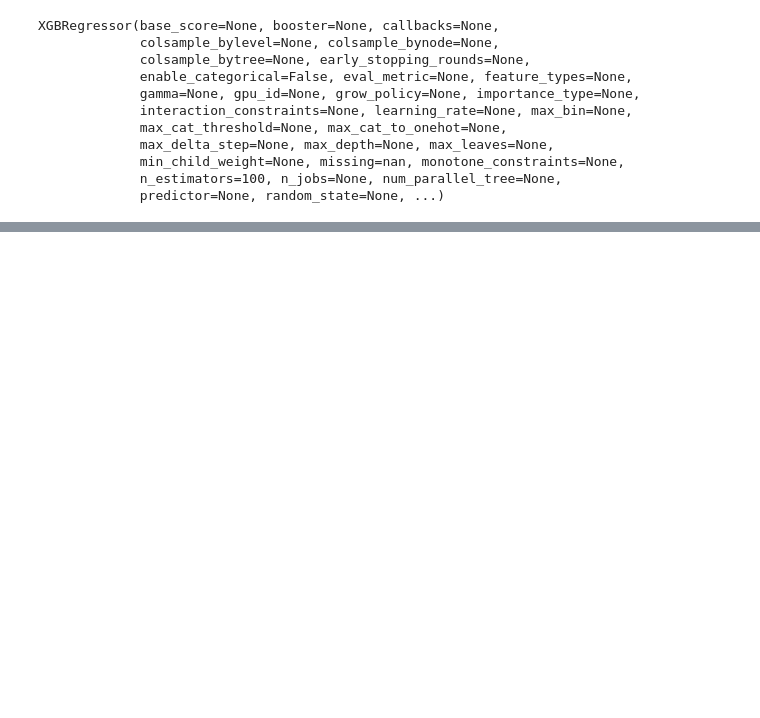
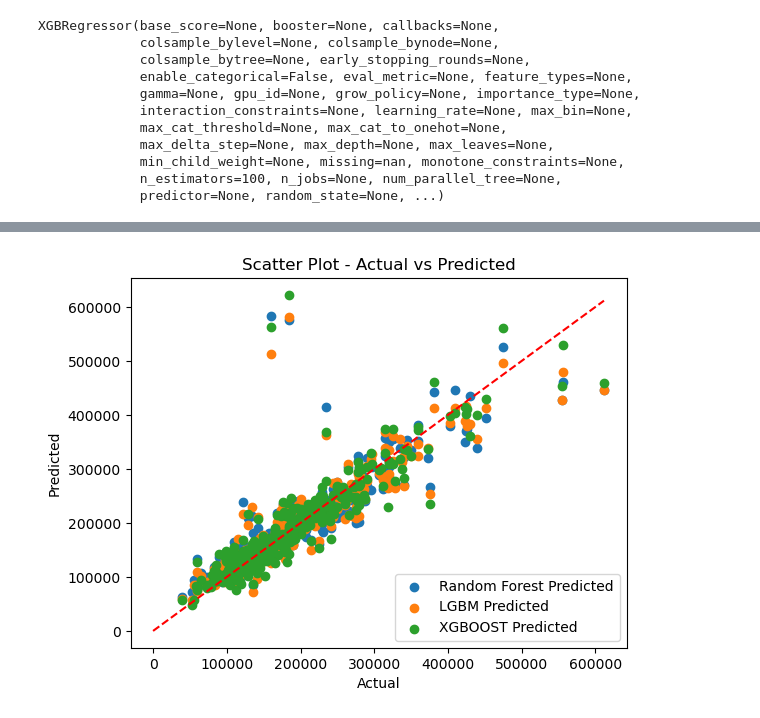
Before and after one commit to asiyashakeel78/Spring-Board, a Jupyter notebook: Capstone Project 2/House Prices Prediction-Advance Modeling.ipynb, the cells around one changed output, grey strips where cells are left out. Saved outputs shown, nothing was run; the diff lists cells and outputs as text; code cells hidden in the pictures; blank space fills up the shorter version.

```diff
--- a/Capstone Project 2/House Prices Prediction-Advance Modeling.ipynb
+++ b/Capstone Project 2/House Prices Prediction-Advance Modeling.ipynb
@@ -95,3 +114,3 @@ RandomForestRegressor()
 # %%
-rf_predictions = rf_model.predict(X_test)
+y_rf_pred = rf_model.predict(X_test)
 # %%
@@ -112,5 +134,5 @@ lgb_model.fit(X_train, y_train)
 # %% [output]
 LGBMRegressor()
 # %%
-lgb_predictions = lgb_model.predict(X_test)
+y_lgb_pred = lgb_model.predict(X_test)
 # %%
@@ -141,4 +167,4 @@ XGBRegressor(base_score=None, booster=None, callbacks=None,
              n_estimators=100, n_jobs=None, num_parallel_tree=None,
              predictor=None, random_state=None, ...)
 # %%
-xgb_predictions = xgb_model.predict(X_test)
+y_xgb_pred= xgb_model.predict(X_test)
@@ -160,0 +193,16 @@ The mean absolute percentage error with XGBRegressor is: 0.1118297795226431
+# %%
+
+y_test_plot=pd.DataFrame({'y_test_plot':y_test})
+y_te_rf_pred=pd.DataFrame({'y_te_rf_pred':y_rf_pred})
+y_te_lgb_pred=pd.DataFrame({'y_te_lgb_pred':y_lgb_pred})
+y_te_xgb_pred=pd.DataFrame({'y_te_xgb_pred':y_xgb_pred})
+
+
+y_test_plot=y_test_plot.round(0)
+y_te_rf_pred=y_te_rf_pred.round(0)
+y_te_lgb_pred=y_te_lgb_pred.round(0)
+y_te_xgb_pred=y_te_xgb_pred.round(0)
+
+df= pd.concat([y_test_plot, y_te_rf_pred, y_te_lgb_pred,y_te_xgb_pred], axis=1)
+
+df.head()
@@ -160,0 +216,25 @@ The mean absolute percentage error with XGBRegressor is: 0.1118297795226431
+# %%
+plt.scatter(df['y_test_plot'],df['y_te_rf_pred'], label='Random Forest Predicted')
+
+# Create a scatter plot for y_te_lgb_pred
+plt.scatter(df['y_test_plot'],df['y_te_lgb_pred'], label='LGBM Predicted')
+
+# Create a scatter plot for y_test_plot (actual values)
+plt.scatter(df['y_test_plot'],df['y_te_xgb_pred'], label='XGBOOST Predicted')
+
+x = np.linspace(0, max(df['y_test_plot']), 100)
+y = x
+plt.plot(x, y, 'r--')
+
+# Add labels and title to the plot
+plt.xlabel('Actual')
+plt.ylabel('Predicted')
+plt.title('Scatter Plot - Actual vs Predicted')
+
+# Add a legend to the plot
+plt.legend()
+
+# Display the plot
+plt.show()
+# %% [output]
+[figure, added]
```
Also changed, not shown: parts of 96 cells of this notebook.
